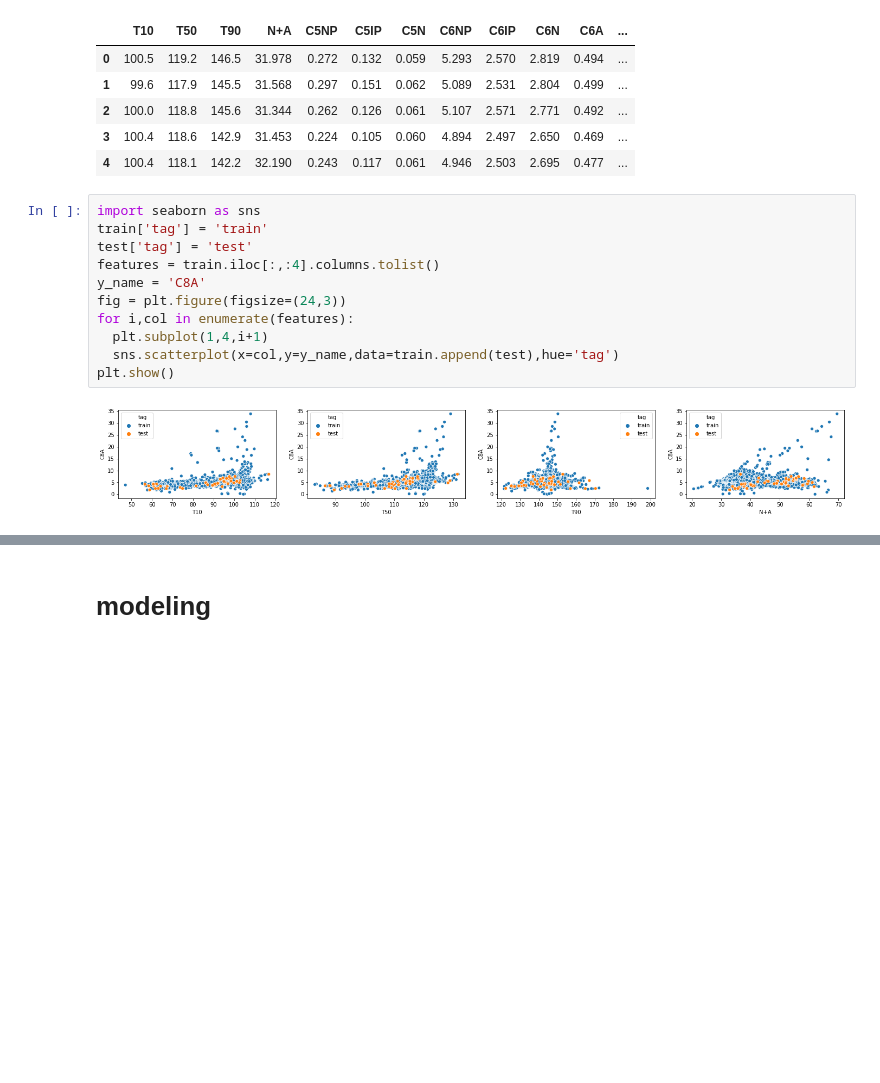
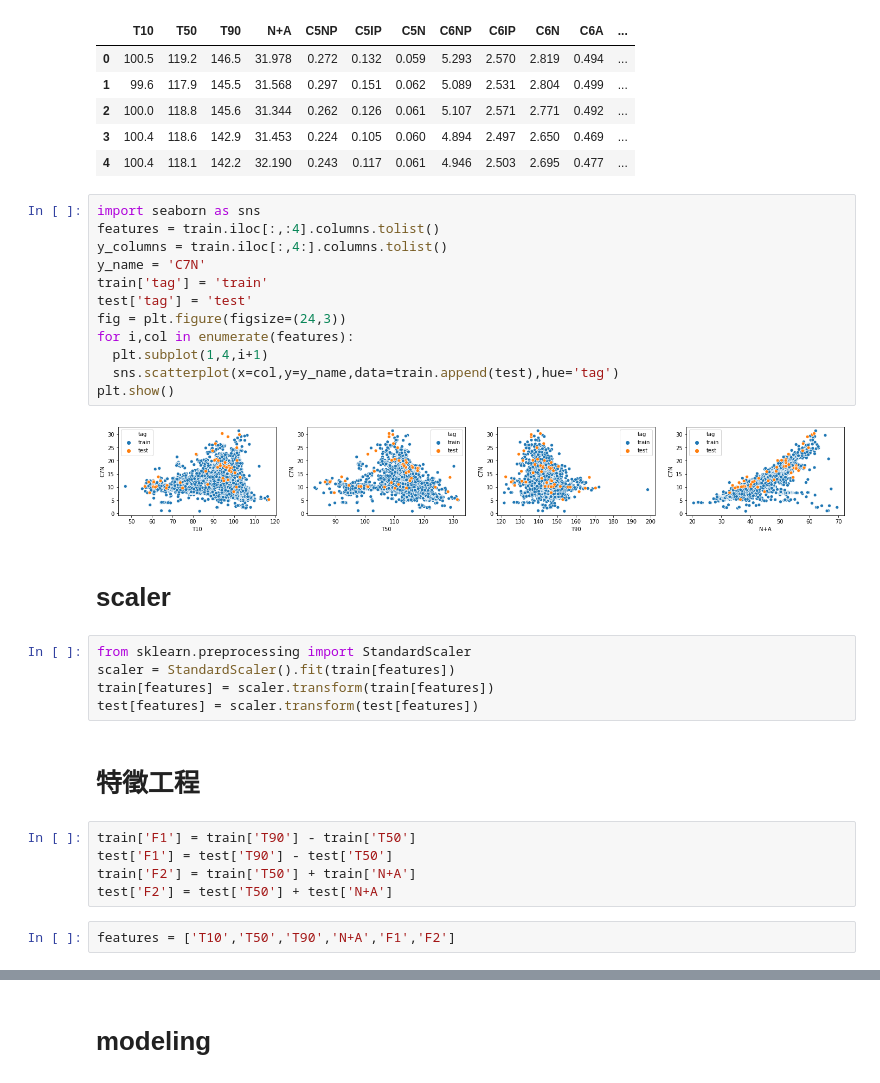
Before and after one commit to skywalker0803r/works, a Jupyter notebook: 計算樣本權重.ipynb, the cells around one changed output, grey strips where cells are left out. Drawn from its saved outputs; the diff is of its cells as text; blank space fills up the shorter version.

```diff
--- a/計算樣本權重.ipynb
+++ b/計算樣本權重.ipynb
@@ -66,17 +66,34 @@ train.head()
 | 4 | 100.4 | 118.1 | 142.2 | 32.190 | 0.243 | 0.117 | 0.061 | 4.946 | 2.503 | 2.695 | 0.477 | ... |
 # %%
 import seaborn as sns
+features = train.iloc[:,:4].columns.tolist()
+y_columns = train.iloc[:,4:].columns.tolist()
+y_name = 'C7N'
 train['tag'] = 'train'
 test['tag'] = 'test'
-features = train.iloc[:,:4].columns.tolist()
-y_name = 'C8A'
 fig = plt.figure(figsize=(24,3))
 for i,col in enumerate(features):
   plt.subplot(1,4,i+1)
   sns.scatterplot(x=col,y=y_name,data=train.append(test),hue='tag')
 plt.show()
 # %% [output]
-[figure, old version]
+[figure, new version]
+# %% [markdown]
+# scaler
+# %%
+from sklearn.preprocessing import StandardScaler
+scaler = StandardScaler().fit(train[features])
+train[features] = scaler.transform(train[features])
+test[features] = scaler.transform(test[features])
+# %% [markdown]
+# 特徵工程
+# %%
+train['F1'] = train['T90'] - train['T50']
+test['F1'] = test['T90'] - test['T50']
+train['F2'] = train['T50'] + train['N+A']
+test['F2'] = test['T50'] + test['N+A']
+# %%
+features = ['T10','T50','T90','N+A','F1','F2']
 # %%
 train[features+[y_name]].corr()
 # %% [output]
```
Also changed, not shown: parts of 18 cells of this notebook.
